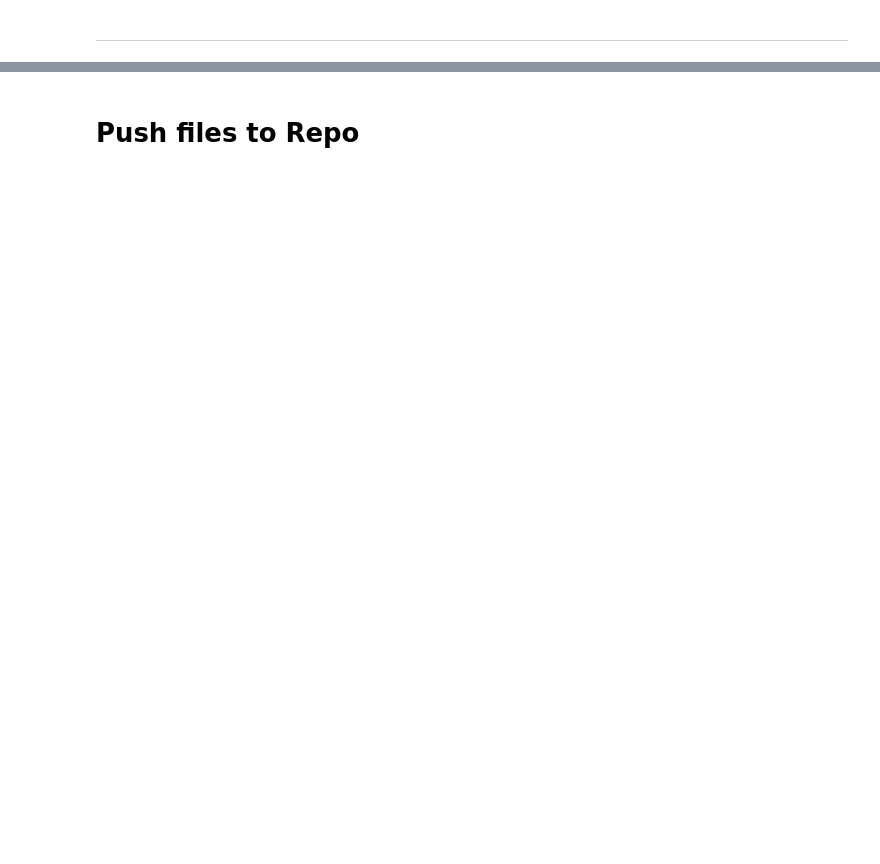
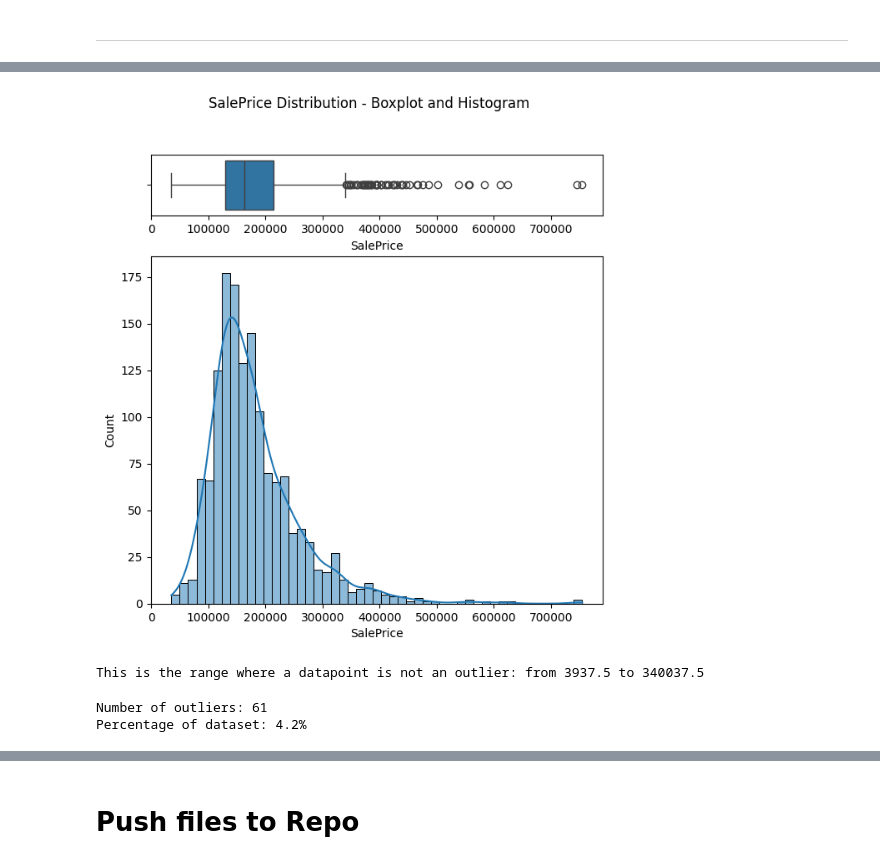
Before and after one commit to Rob-C-89/heritage-housing-issues-milestone, a Jupyter notebook: jupyter_notebooks/03 - Data Preparation.ipynb, the cells around one changed output, grey strips where cells are left out. Cells and saved outputs as stored; diff of their text form; code cells hidden in the pictures; blank space fills up the shorter version.

Commit message:
Visualise and consider outlier handling

```diff
--- a/jupyter_notebooks/03 - Data Preparation.ipynb
+++ b/jupyter_notebooks/03 - Data Preparation.ipynb
@@ -93,0 +172,36 @@ print(df.isnull().sum())
+# %%
+import seaborn as sns
+import matplotlib.pyplot as plt
+
+# This code was taken and modified from Feature Engine Unit 6 of Code Institute's Full Stack program.
+def plot_histogram_and_boxplot(df, col):
+    fig, axes = plt.subplots(nrows=2, ncols=1, figsize=(7, 7),
+                             gridspec_kw={"height_ratios": (.15, .85)})
+    sns.boxplot(data=df, x=col, ax=axes[0])
+    sns.histplot(data=df, x=col, kde=True, ax=axes[1])
+    fig.suptitle(f"{col} Distribution - Boxplot and Histogram")
+    plt.show()
+
+    IQR = df[col].quantile(q=0.75) - df[col].quantile(q=0.25)
+    print(
+        f"This is the range where a datapoint is not an outlier: from "
+        f"{(df[col].quantile(q=0.25) - 1.5*IQR).round(2)} to "
+        f"{(df[col].quantile(q=0.75) + 1.5*IQR).round(2)}"
+    )
+    print("\n")
+
+plot_histogram_and_boxplot(df, 'SalePrice')
+# %% [output]
+[figure, added]
+This is the range where a datapoint is not an outlier: from 3937.5 to 340037.5
+# %%
+lower_bound = 3937.5
+upper_bound = 340037.5
+
+outliers = df[(df['SalePrice'] < lower_bound) | (df['SalePrice'] > upper_bound)]
+
+print(f"Number of outliers: {len(outliers)}")
+print(f"Percentage of dataset: {round(len(outliers) / len(df) * 100, 1)}%")
+# %% [output]
+Number of outliers: 61
+Percentage of dataset: 4.2%
```
Also changed, not shown: parts of 13 cells of this notebook.
